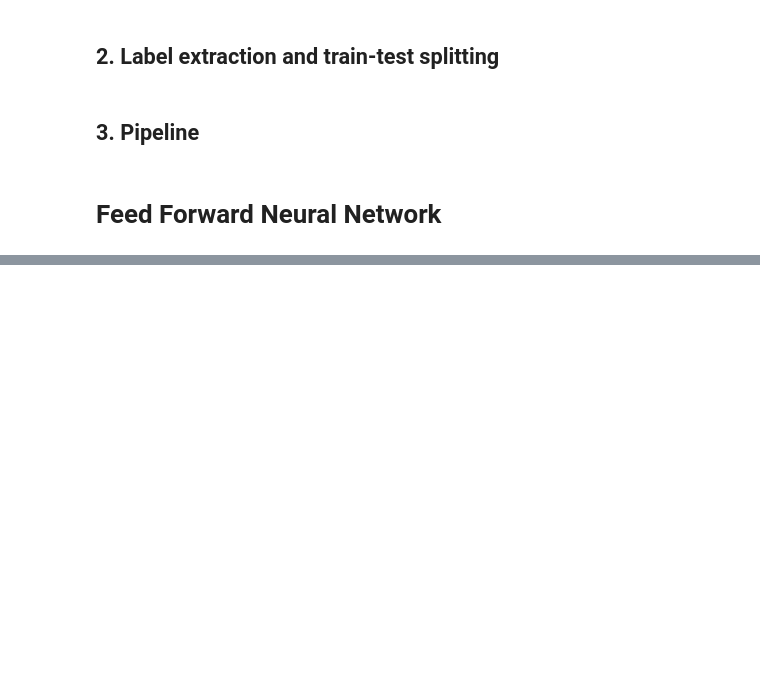
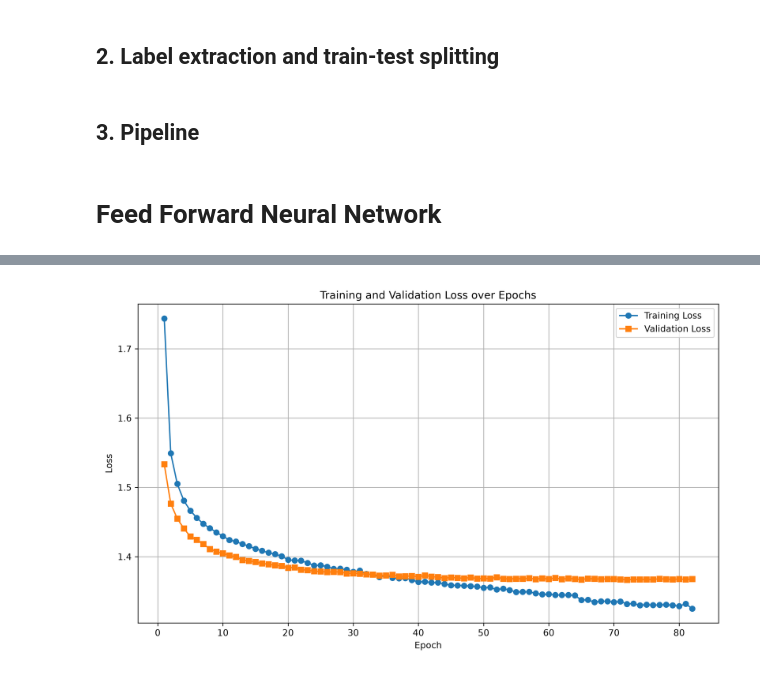
Before and after one commit to gabb-OS/loan-risk-rating-prediction, a Jupyter notebook: src/pipeline_nn.ipynb, the cells around one changed output, grey strips where cells are left out. Drawn from its saved outputs; the diff is of its cells as text; code cells hidden in the pictures; blank space fills up the shorter version.

```diff
--- a/src/pipeline_nn.ipynb
+++ b/src/pipeline_nn.ipynb
@@ -479 +523,6 @@ print(f"Miglior configurazione: {best_config}")
+# %%
+img = Image.open(f"models/best_model_run_{best_run_index}_loss_plot.png")
+img  # o plt.imshow(img) / display(img)
+# %% [output]
+[figure, added]
 # %%
```
Also changed, not shown: parts of 13 cells of this notebook.
